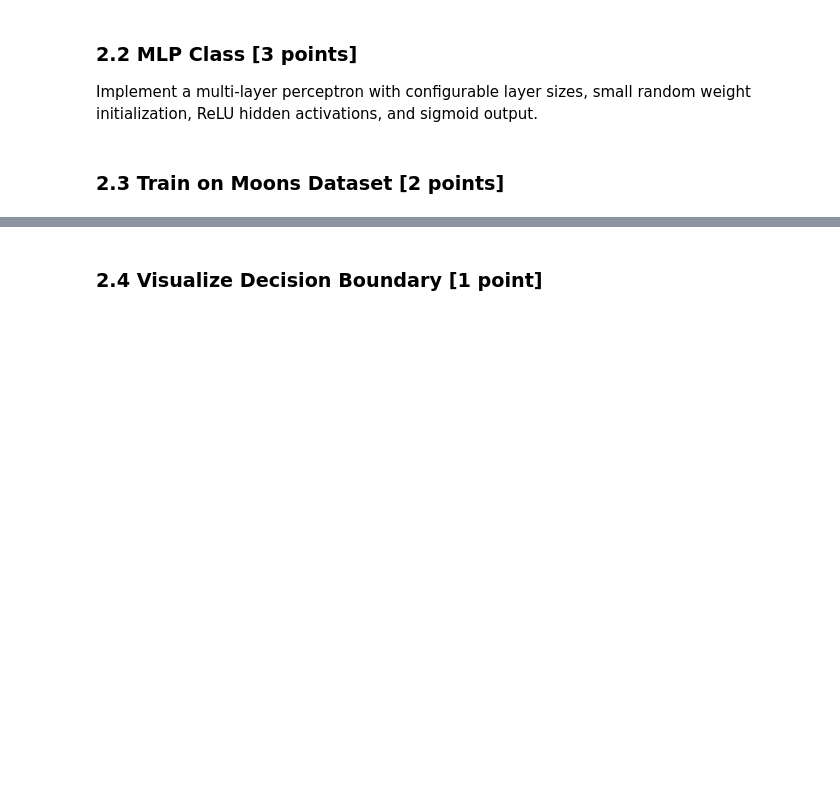
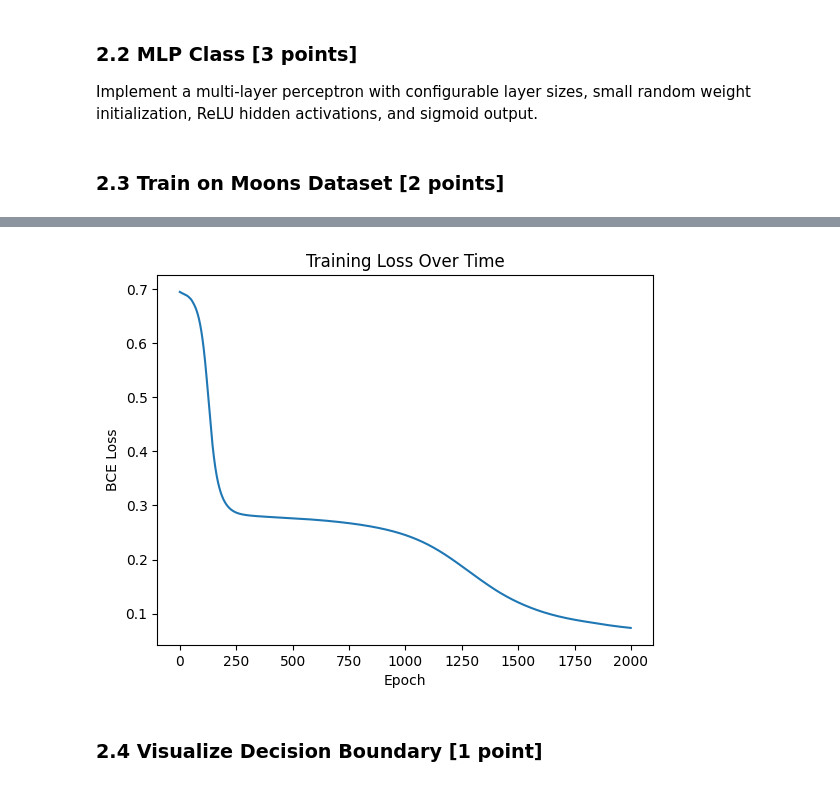
Before and after one commit to MustafaNatur/Introduction-to-Deep-Learning-course, a Jupyter notebook: exercise02-mlp/exercise02-mlp.ipynb, the cells around one changed output, grey strips where cells are left out. Saved outputs shown, nothing was run; the diff lists cells and outputs as text; code cells hidden in the pictures; blank space fills up the shorter version.

```diff
--- a/exercise02-mlp/exercise02-mlp.ipynb
+++ b/exercise02-mlp/exercise02-mlp.ipynb
@@ -355,4 +355,38 @@ X_train, X_test, y_train, y_test = train_test_split(X, y, test_size=0.2, random_
 y_train = y_train.reshape(-1, 1)
 y_test = y_test.reshape(-1, 1)
 # %%
-# TODO: Your solution here
+import matplotlib.pyplot as plt
+
+# 1. Initialize the MLP
+# 2 inputs (x,y), two hidden layers (32, 16), and 1 output (probability)
+mlp = MLP(layer_sizes=[2, 32, 16, 1])
+
+# 2. Run the training
+epochs = 2000
+losses = []
+
+for i in range(epochs):
+    loss = mlp.train_step(X_train, y_train, lr=0.1)
+    losses.append(loss)
+
+    if i % 100 == 0:
+        print(f"Epoch {i}: Loss = {loss:.4f}")
+
+# 3. Test
+# Get raw probabilities from the model
+y_probs = mlp.forward(X_test)
+
+# Convert probabilities to binary predictions (0 or 1)
+y_preds = (y_probs > 0.5).astype(int)
+
+# Compare with y_test
+accuracy = np.mean(y_preds == y_test)
+print(f"Test Accuracy: {accuracy * 100:.2f}%")
+
+# 4. Plot the loss curve to ensure it's learning
+plt.plot(losses)
+plt.title("Training Loss Over Time")
+plt.xlabel("Epoch")
+plt.ylabel("BCE Loss")
+plt.show()
+# %% [output]
@@ -359,2 +410,3 @@ y_test = y_test.reshape(-1, 1)
+[figure, added]
 # %% [markdown]
 ### 2.4 Visualize Decision Boundary \[1 point\]
```
Also changed, not shown: parts of 2 cells of this notebook.
